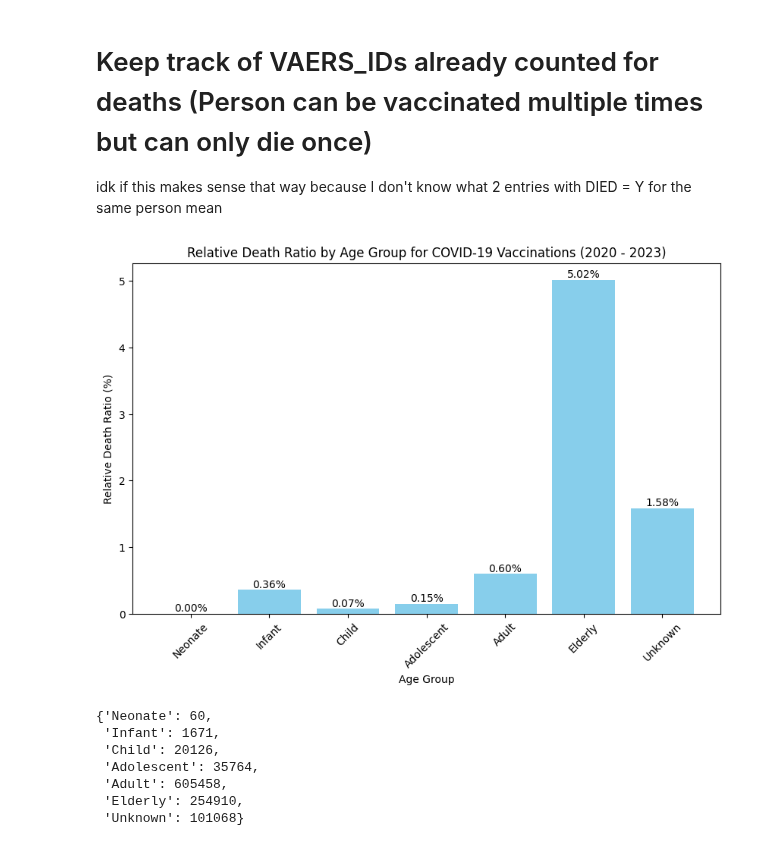
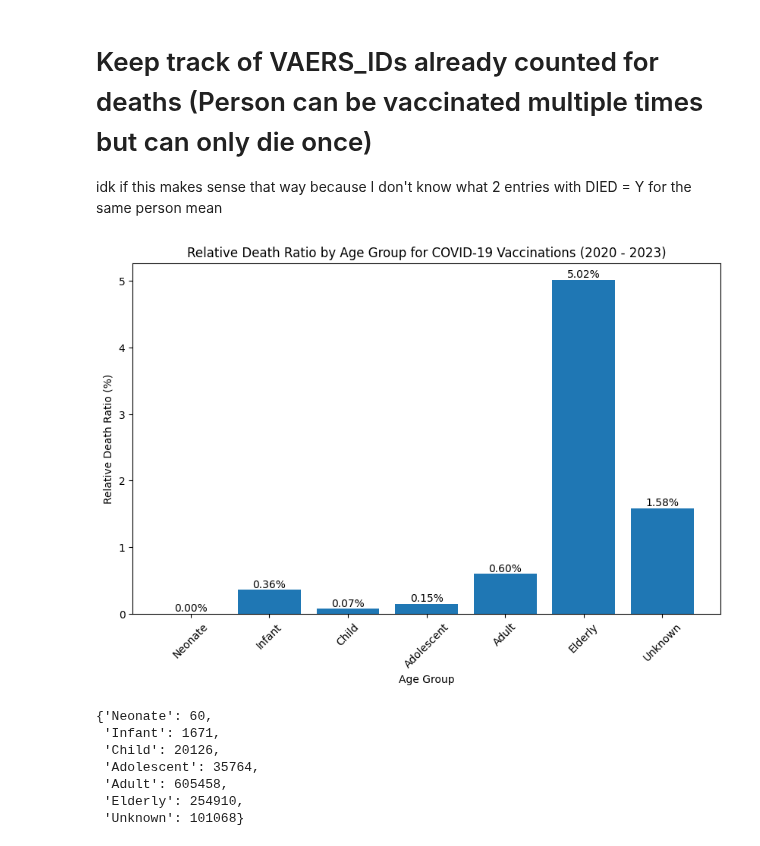
Before and after one commit to ZaNioxX/Masterarbeit, a Jupyter notebook: Data_Exploration/covid_vaccinations.ipynb, the cells around one changed output. Cells and saved outputs as stored; diff of their text form; code cells hidden in the pictures.

```diff
--- a/Data_Exploration/covid_vaccinations.ipynb
+++ b/Data_Exploration/covid_vaccinations.ipynb
@@ -408,7 +408,7 @@ sorted_mortality_rates = dict(sorted(mortality_rates.items(), key=lambda item: i
 
 # Plotting the mortality rates
 plt.figure(figsize=(10, 6))
-bars = plt.bar(sorted_mortality_rates.keys(), sorted_mortality_rates.values(), color='skyblue')
+bars = plt.bar(sorted_mortality_rates.keys(), sorted_mortality_rates.values())
 
 plt.xlabel('Vaccine Manufacturer')
 plt.ylabel('Mortality Rate (%)')
@@ -457,7 +457,7 @@ sorted_adverse_events = dict(sorted(adverse_events_per_manufacturer.items(), key
 
 # Plotting
 plt.figure(figsize=(10, 6))
-bars = plt.bar(sorted_adverse_events.keys(), sorted_adverse_events.values(), color='skyblue')
+bars = plt.bar(sorted_adverse_events.keys(), sorted_adverse_events.values())
 
 # Set the y-axis formatter for thousands with a dot
 plt.gca().yaxis.set_major_formatter(FuncFormatter(thousands_formatter))
@@ -534,7 +534,7 @@ def thousands_formatter(x, pos):
 
 # Plotting the data
 plt.figure(figsize=(10, 6))
-bars = plt.bar(age_group_deaths.keys(), age_group_deaths.values(), color='skyblue')
+bars = plt.bar(age_group_deaths.keys(), age_group_deaths.values())
 plt.xlabel('Age Group')
 plt.ylabel('Number of Deaths')
 
@@ -616,7 +616,7 @@ relative_death_ratio = {group: (age_group_deaths[group] / age_group_vaccinations
 
 # Plotting the data
 plt.figure(figsize=(10, 6))
-bars = plt.bar(relative_death_ratio.keys(), relative_death_ratio.values(), color='skyblue')
+bars = plt.bar(relative_death_ratio.keys(), relative_death_ratio.values())
 plt.xlabel('Age Group')
 plt.ylabel('Relative Death Ratio (%)')
 plt.title('Relative Death Ratio by Age Group for COVID-19 Vaccinations (2023)')
@@ -719,35 +719,35 @@ for year in range(2020, 2024):
                 counted_deaths_ids.add(vaers_id)
 
         # Accumulate vaccinations counts per age group
         vaccination_counts = merged_data['AGE_YRS'].apply(categorize_age).value_counts()
         for age_group, count in vaccination_counts.items():
             age_group_vaccinations[age_group] += count
 
     except Exception as e:
         print(f"An error occurred for year {year}: {e}")
 
 # Calculate the relative death ratio per age group
 relative_death_ratio = {group: (age_group_deaths[group] / age_group_vaccinations[group] * 100)
                         if age_group_vaccinations[group] > 0 else 0
                         for group in age_group_deaths}
 
 # Plotting the data
 plt.figure(figsize=(10, 6))
-bars = plt.bar(relative_death_ratio.keys(), relative_death_ratio.values(), color='skyblue')
+bars = plt.bar(relative_death_ratio.keys(), relative_death_ratio.values())
 plt.xlabel('Age Group')
 plt.ylabel('Relative Death Ratio (%)')
 plt.title('Relative Death Ratio by Age Group for COVID-19 Vaccinations (2020 - 2023)')
 
 # Annotate each bar with the relative death ratio
 for bar in bars:
     height = bar.get_height()
     plt.text(bar.get_x() + bar.get_width() / 2, height, f'{height:.2f}%',
              ha='center', va='bottom')
 
 plt.xticks(rotation=45)
 plt.show()
 # %% [output]
-[figure, old version]
+[figure, new version]
 # %%
 age_group_vaccinations
 # %% [output]
```
Also changed, not shown: 5 other files.
